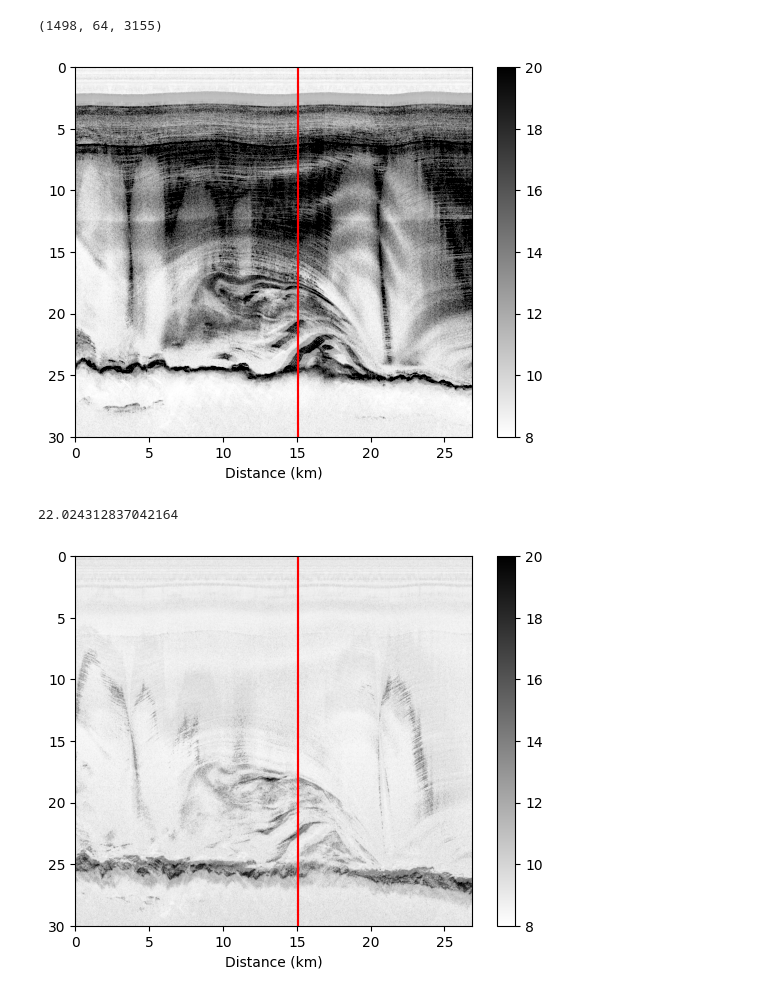
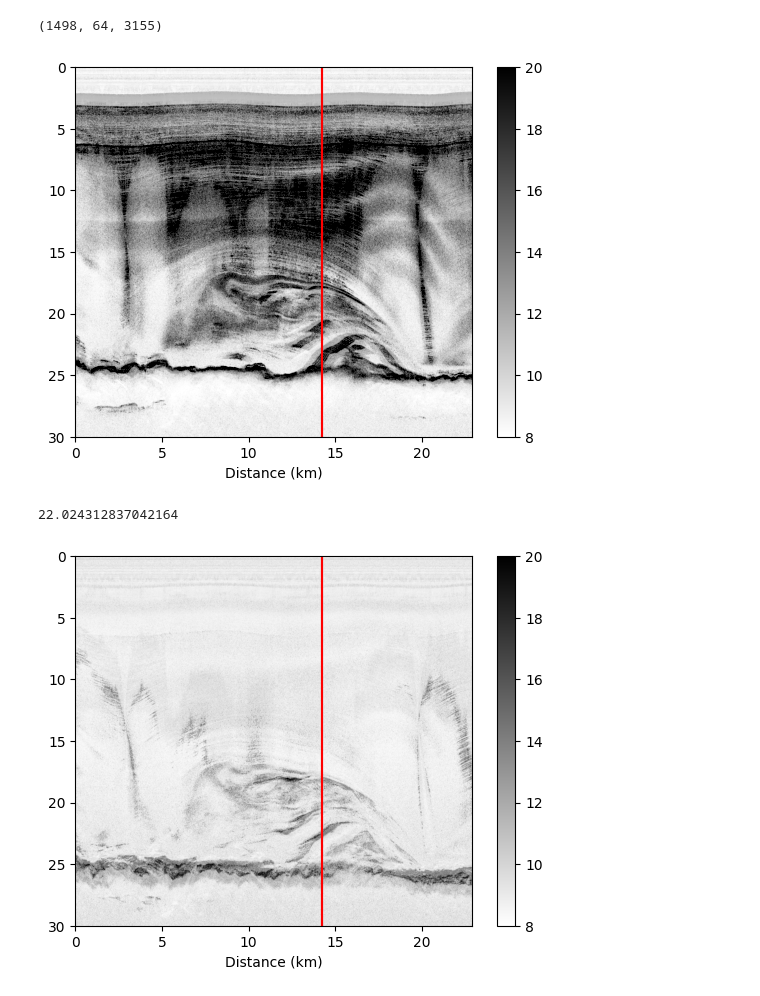
Before and after one commit to nholschuh/DebrisTrains, a Jupyter notebook: Manuscript_FigureGeneration/Figure1_Generation.ipynb, the cells around one changed output. Cells and saved outputs as stored; diff of their text form; code cells hidden in the pictures.

Commit message:
removed python checkpoints and updataed manscript figure 1 notebook

```diff
--- a/Manuscript_FigureGeneration/Figure1_Generation.ipynb
+++ b/Manuscript_FigureGeneration/Figure1_Generation.ipynb
@@ -1,17 +7,24 @@
 # %%
+#############################################
+### Necessary input statements
+
+######## System untilities
 import os
 import shutil
 import sys
+import glob
 
-import glob
-import tqdm
-
-import NDH_Tools as ndh
+######## Numerical and plotting tools
 import numpy as np
 import pandas as pd
 import matplotlib as mpl
 import matplotlib.pyplot as plt
 mpl.rcParams['pdf.fonttype'] = 42
 
-import xarray as xr
-import rioxarray as rxr
+######## Any necessary path additions can go here:
+sys.path.append('/mnt/data01/Code/opr_python/')
+
+######## OPR library tools
+import opr_python as ndh
+
+generate_pdfs_flag = 0
@@ -34,0 +31,9 @@ if len(sp_ind) > 0:
+# %%
+###########################################################
+### Identify the radar data necessary for image generation:
+
+data_root = '/mnt/data02/Dataverse_TestData/EntrainedDebris/'
+file_target = 'Data_20110507_02_019'
+
+file_opts = sorted(glob.glob(data_root+'*'+file_target+'*'))
+file_opts
@@ -35,14 +43,19 @@ if len(sp_ind) > 0:
+# %%
+###########################################################
+### Load the radar data necessary for image generation:
+
+music_data = ndh.radar_load_music(data_root+'Music_'+file_target+'.mat')
+standardradar_data, standarddepth_data = ndh.radar_load(data_root+'SLC_'+file_target+'.mat')
 # %%
 ###########################################################
 ### Generate the Doppler Files
-qdoppler_data = ndh.delay_doppler(qlookradar_data, window_size=300, target_ind=0, ind_spacing=50, deg0_or_rad1=0, return_fft=1)
 sdoppler_data = ndh.delay_doppler(standardradar_data, window_size=300, target_ind=0, ind_spacing=50, deg0_or_rad1=0, return_fft=1)
 
 
-row_inds = np.arange(5000,16000)
+row_inds = np.arange(1500,4200)
 col_inds = [0,700]
 
-############# Identifying the indecies for each dataset for the animation
+############# Identifying the indecies for each dataset for the final figure
 ### This is determined from the first doppler dataset
 music_inds = ndh.find_nearest_xy(np.stack([music_data['x'],music_data['y']]).T,np.stack([standardradar_data['x'][row_inds],standardradar_data['y'][row_inds]]).T)
 music_inds = np.unique(music_inds['index'])
@@ -50,7 +63,7 @@ music_inds = np.unique(music_inds['index'])
 delay_doppler_inds = ndh.find_nearest_xy(np.stack([sdoppler_data['x'],sdoppler_data['y']]).T,np.stack([standardradar_data['x'][row_inds],standardradar_data['y'][row_inds]]).T)
 delay_doppler_inds = np.unique(delay_doppler_inds['index'])
 
-target_ind = 11175;
+target_ind = 3175;
 music_target = ndh.find_nearest_xy(np.stack([music_data['x'],music_data['y']]).T,np.stack([standardradar_data['x'][target_ind:target_ind+1],standardradar_data['y'][target_ind:target_ind+1]]).T)
 music_target = np.unique(music_target['index'])
 dd_target = ndh.find_nearest_xy(np.stack([sdoppler_data['x'],sdoppler_data['y']]).T,np.stack([standardradar_data['x'][target_ind:target_ind+1],standardradar_data['y'][target_ind:target_ind+1]]).T)
@@ -76,25 +73,27 @@ plt.grid()
 # %%
 ###############################
 ### The nadir Image
 center_ind = 32
 angle_range = 2
 print(music_data['Tomo']['img'].shape)
 theta_deg1 = np.rad2deg(music_data['Tomo']['theta'][:,0])[:,0]
 
 dist_shift = music_data['distance'][music_inds[0]]/1000
 cdata = plt.imshow(np.max(10*np.log10(music_data['Tomo']['img'][:,center_ind-angle_range:center_ind+angle_range+1,music_inds]),axis=1),
                    extent=[0,music_data['distance'][music_inds[-1]]/1000-dist_shift,music_data['Time'][0]*10**6,music_data['Time'][-1]*10**6]
                            ,origin='lower',cmap='gray_r',vmin=8,vmax=20)
 plt.axvline(music_data['distance'][music_target]/1000-dist_shift,c='red')
 plt.axvline(music_data['distance'][music_target]/1000-dist_shift,c='red')
 plt.colorbar(cdata)
 plt.gca().set_aspect('auto')
 plt.ylim([30,0])
 plt.xlabel('Distance (km)')
-plt.savefig('Matplotlib_Fig1a.pdf')
+
+if generate_pdfs_flag == 1:
+    plt.savefig('Matplotlib_Fig1a.pdf')
 # %% [output]
 (1498, 64, 3155)
-[figure, old version]
+[figure, new version]
 # %%
 #######################################
 ### The off-nadir (x-track) image
@@ -115,10 +114,11 @@ plt.ylim([30,0])
 plt.xlabel('Distance (km)')
 plt.savefig('Matplotlib_Fig1b.pdf')
 
-print(theta_deg1[center_ind+shift])
+if generate_pdfs_flag == 1:
+    print(theta_deg1[center_ind+shift])
 # %% [output]
 22.024312837042164
-[figure, old version]
+[figure, new version]
 # %%
 #######################################
 ### The off-nadir (x-track) image
```
Also changed, not shown: parts of 12 cells of this notebook.
